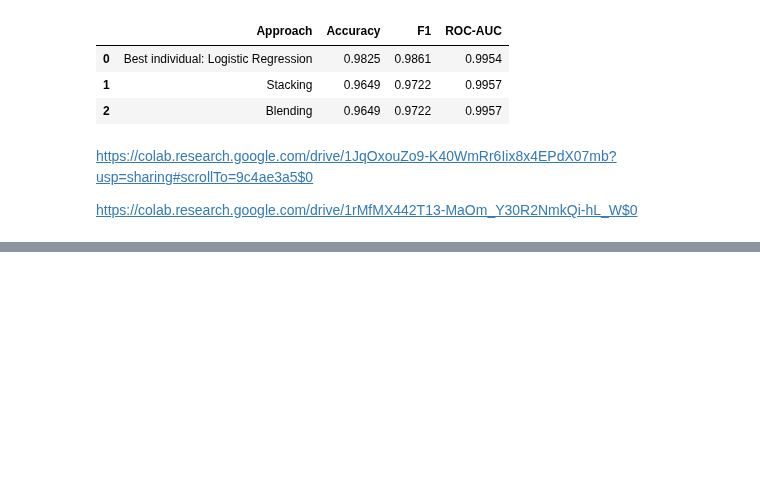
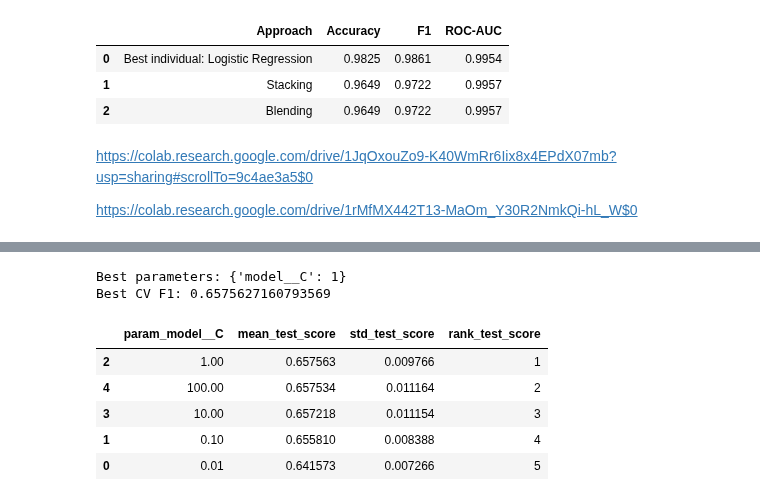
Before and after one commit to Suhrobjonibodullayev/ML-Learning-Journey, a Jupyter notebook: 05_machine_learning_basics/Machine_Learning.ipynb, the cells around one changed output, grey strips where cells are left out. Cells and saved outputs as stored; diff of their text form; code cells hidden in the pictures; blank space fills up the shorter version.

```diff
--- a/05_machine_learning_basics/Machine_Learning.ipynb
+++ b/05_machine_learning_basics/Machine_Learning.ipynb
@@ -3984,0 +4321,41 @@ https://colab.research.google.com/drive/1rMfMX442T13-MaOm_Y30R2NmkQi-hL_W$0
+# %%
+param_grid = {
+    "model__C": [0.01, 0.1, 1, 10, 100]
+}
+
+grid_search = GridSearchCV(
+    estimator=model,
+    param_grid=param_grid,
+    scoring="f1",
+    cv=skf,
+    n_jobs=-1,
+    refit=True
+)
+
+grid_search.fit(X_train, y_train)
+
+print("Best parameters:", grid_search.best_params_)
+print("Best CV F1:", grid_search.best_score_)
+# %% [output]
+Best parameters: {'model__C': 1}
+Best CV F1: 0.6575627160793569
+# %%
+grid_results = pd.DataFrame(grid_search.cv_results_)
+
+selected = grid_results[
+    [
+        "param_model__C",
+        "mean_test_score",
+        "std_test_score",
+        "rank_test_score"
+    ]
+].sort_values("rank_test_score")
+
+display(selected)
+# %% [output]
+|  | param_model__C | mean_test_score | std_test_score | rank_test_score |
+| 2 | 1.00 | 0.657563 | 0.009766 | 1 |
+| 4 | 100.00 | 0.657534 | 0.011164 | 2 |
+| 3 | 10.00 | 0.657218 | 0.011154 | 3 |
+| 1 | 0.10 | 0.655810 | 0.008388 | 4 |
+| 0 | 0.01 | 0.641573 | 0.007266 | 5 |
```
Also changed, not shown: parts of 33 cells of this notebook.
